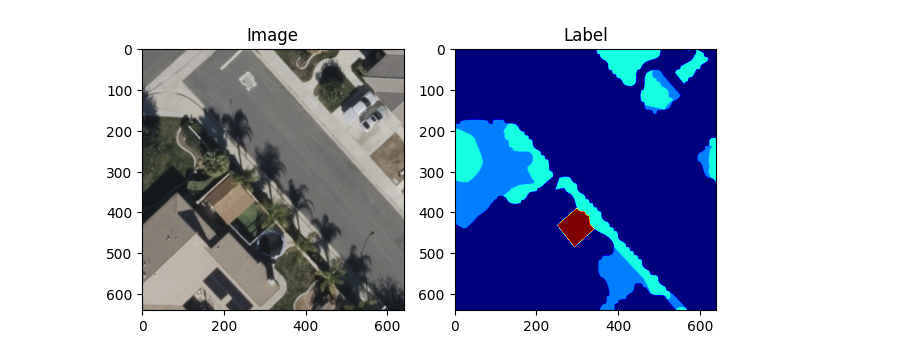
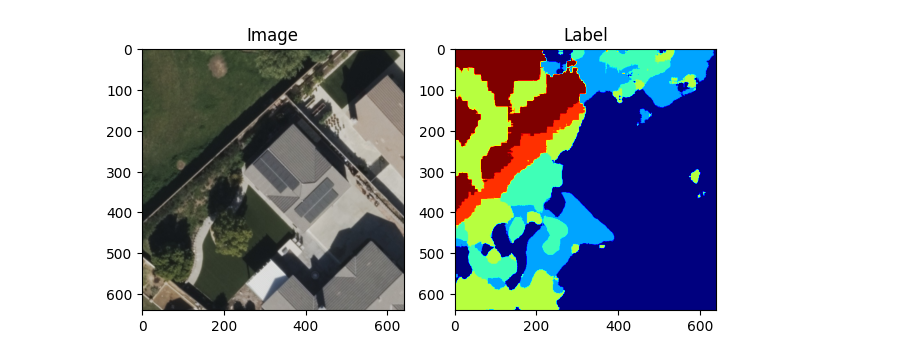
Before and after one commit to seismosmsr/machine_learning, a Jupyter notebook: LandCover_UNET.ipynb, the cells around one changed output. Saved outputs shown, nothing was run; the diff lists cells and outputs as text; code cells hidden in the pictures.

```diff
--- a/LandCover_UNET.ipynb
+++ b/LandCover_UNET.ipynb
@@ -88,13 +89,14 @@ import rasterio
 from keras.utils import Sequence, to_categorical
 
 class DataGenerator(Sequence):
-    def __init__(self, image_folder, label_folder, img_height, img_width, batch_size, num_classes):
+    def __init__(self, image_folder, label_folder, img_height, img_width, batch_size, num_classes, noise):
         self.image_files = glob.glob(os.path.join(image_folder, "*.tif"))
         self.label_files = glob.glob(os.path.join(label_folder, "*.tif"))
         self.img_height = img_height
         self.img_width = img_width
         self.batch_size = batch_size
         self.num_classes = num_classes
+        self.noise = noise
 
     def __len__(self):
         return int(np.ceil(len(self.image_files) / self.batch_size))
@@ -112,6 +114,9 @@ class DataGenerator(Sequence):
                 image = cv2.resize(image, (self.img_width, self.img_height), interpolation=cv2.INTER_NEAREST)
             if len(image.shape) == 3 and image.shape[2] == 1:
                 image = np.squeeze(image, axis=2)
+            if self.noise:
+                variance = np.var(image)
+                image = image*random_noise(image, mode='gaussian', var=variance)
             return image
 
     def load_images_and_labels(self, image_files):
@@ -220,15 +225,15 @@ batch_size = 16  # Set your desired batch size
 num_classes = 9  # Set the number of classes for one-hot encoding
 
 # Create the data generator
-training_data_generator = DataGenerator(training_image_folder, training_label_folder, img_height, img_width, batch_size, num_classes)
-validation_data_generator = DataGenerator(validation_image_folder, validation_label_folder, img_height, img_width, batch_size, num_classes)
+training_data_generator = DataGenerator(training_image_folder, training_label_folder, img_height, img_width, batch_size, num_classes,True)
+validation_data_generator = DataGenerator(validation_image_folder, validation_label_folder, img_height, img_width, batch_size, num_classes,False)
 # %%
 # Train the model
 # model.fit(X_train, y_train, validation_data=(X_test, y_test), batch_size=16, epochs=50)
 # model.compile(optimizer='adam', loss='categorical_crossentropy', metrics=['accuracy'])
 
 # Train the model
-history = model.fit(training_data_generator, validation_data=validation_data_generator, epochs=10)
+history = model.fit(training_data_generator, validation_data=validation_data_generator, epochs=20)
 
 # Evaluate the model
 loss, accuracy = model.evaluate(validation_data_generator)
@@ -242,14 +264,17 @@ Epoch 1/10
 import matplotlib.pyplot as plt
 
 # Get a batch of data from the generator
-batch_images, batch_labels = data_generator[0]
+batch_images, batch_labels = validation_data_generator[3]
+
+# Run predictions on the sample
+predictions = model.predict(batch_images)
 
 # Select a random index from the batch
 index = np.random.randint(0, batch_images.shape[0])
 
 # Retrieve the image and label at the selected index
 image = batch_images[index]
-label = batch_labels[index]
+label = predictions[index]
 
 # Rescale the image to the range [0, 1]
 image = image.astype(np.float32) / 255.0
@@ -270 +296 @@ plt.show()
-[figure, old version]
+[figure, new version]
```
Also changed, not shown: parts of 5 cells of this notebook.
